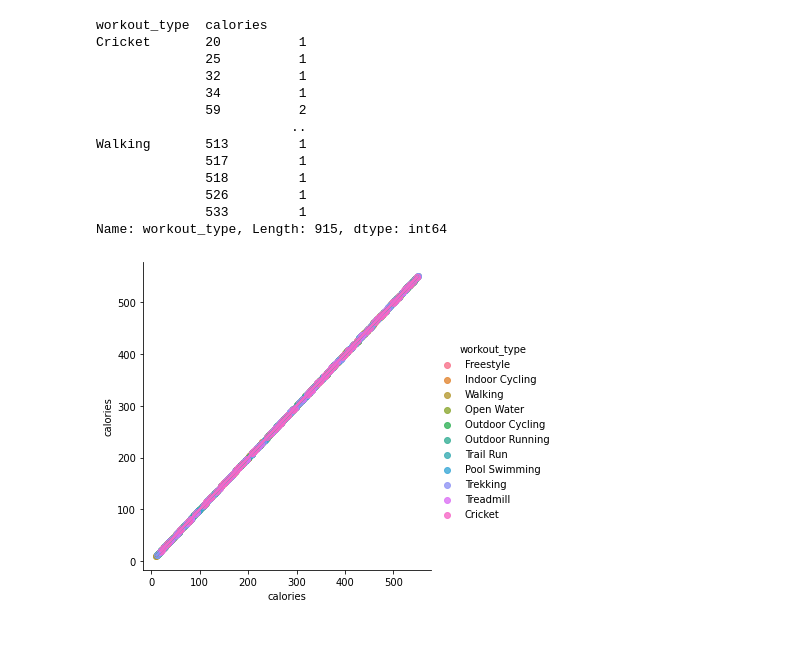
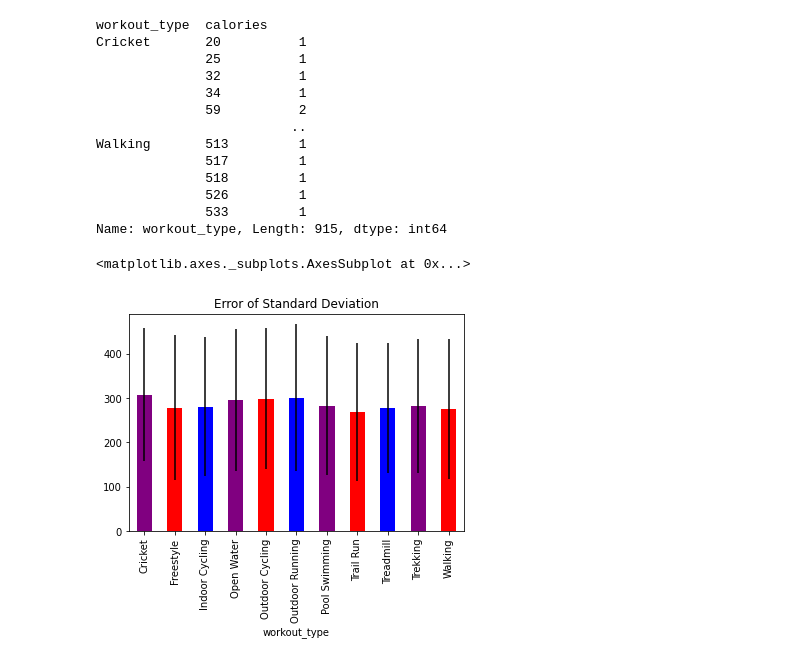
Before and after one commit to ithapa1/Operations_Research, a Jupyter notebook: Quiz-29.ipynb, the cells around one changed output. Saved outputs shown, nothing was run; the diff lists cells and outputs as text; code cells hidden in the pictures; blank space fills up the shorter version.

```diff
--- a/Quiz-29.ipynb
+++ b/Quiz-29.ipynb
@@ -37,12 +40,11 @@ Walking       513         1
               526         1
               533         1
 Name: workout_type, Length: 915, dtype: int64
-# %%
-sns.lmplot(data = df,
-            x = 'calories',
-            y = 'calories',
-            hue = 'workout_type')
-
-plt.show()
-# %% [output]
-[figure, removed]
+# %%
+dfgrouped.calories.plot.bar(y = 'mean',
+                            yerr = 'std',
+                            legend = False, color = ['purple','red', 'blue'],
+                            title = "Error of Standard Deviation")
+# %% [output]
+<matplotlib.axes._subplots.AxesSubplot at 0x...>
+[figure, added]
```
Also changed, not shown: parts of 5 cells of this notebook.
